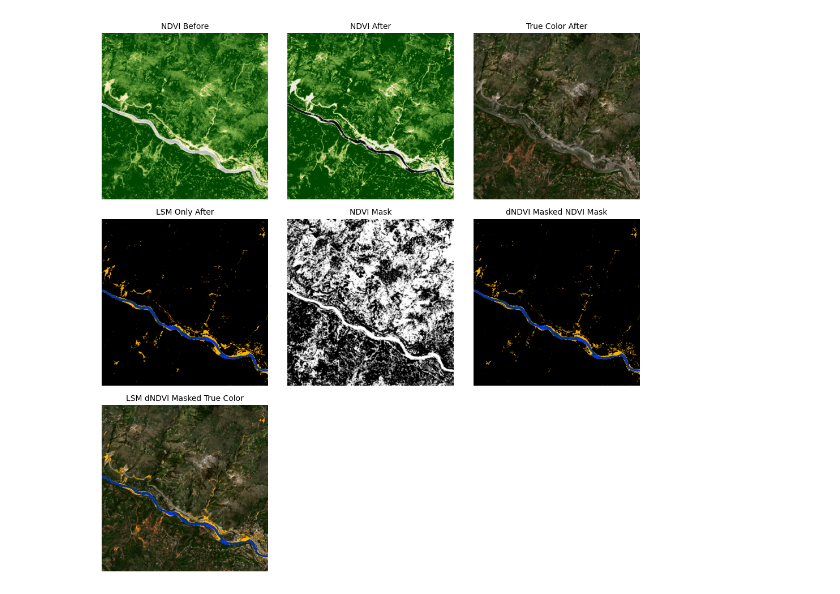
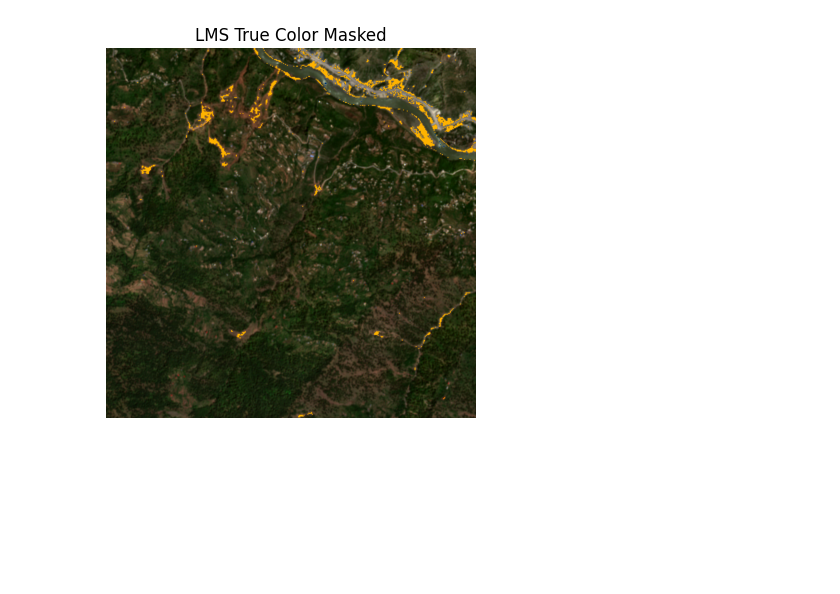
Before and after one commit to Neural-Mapping/Mappings, a Jupyter notebook: dNDVI.ipynb, the cells around one changed output. Saved outputs shown, nothing was run; the diff lists cells and outputs as text; code cells hidden in the pictures; blank space fills up the shorter version.

```diff
--- a/dNDVI.ipynb
+++ b/dNDVI.ipynb
@@ -120,38 +111,7 @@ plt.imsave(f"{project_name}/{project_name}-LMS_True_Color_dNDVI_Masked.png", LMS
-# %%
-plt.figure(figsize=(10, 10))
-
-fontsize = 10
-
-plt.subplot(3, 3, 1)
-plt.title("NDVI Before", fontsize=fontsize)
-plt.imshow(NDVI_Before); plt.axis("off")
-
-plt.subplot(3, 3, 2)
-plt.title("NDVI After", fontsize=fontsize)
-plt.imshow(NDVI_After); plt.axis("off")
-
-plt.subplot(3, 3, 3)
-plt.title("True Color After", fontsize=fontsize)
-plt.imshow(True_Color_After); plt.axis("off")
-
-plt.subplot(3, 3, 4)
-plt.title("LSM Only After", fontsize=fontsize)
-plt.imshow(LSM_Only_After); plt.axis("off")
-
-plt.subplot(3, 3, 5)
-plt.title("NDVI Mask", fontsize=fontsize)
-plt.imshow(mask, cmap='gray'); plt.axis("off")
-
-plt.subplot(3, 3, 6)
-plt.title("dNDVI Masked NDVI Mask", fontsize=fontsize)
-plt.imshow(LMS_dNDVI_Masked); plt.axis("off")
-
-plt.subplot(3, 3, 7)
-plt.title("LSM dNDVI Masked True Color", fontsize=fontsize)
-plt.imshow(LMS_True_Color_dNDVI_Masked); plt.axis("off")
-
-plt.tight_layout()
-plt.savefig(f'{project_name}/combined_image.png', bbox_inches='tight', dpi=300)
-plt.show()
-# %% [output]
-[figure, removed]
+# %%
+LMS_True_Color_dNDVI_Masked = merge_images(True_Color_After, LSM_Only_After, mask)
+plt.imshow(LMS_True_Color_dNDVI_Masked); plt.axis("off")
+plt.title("LMS True Color Masked")
+plt.imsave(f"{project_name}/{project_name}-LMS_True_Color_dNDVI_Masked.png", LMS_True_Color_dNDVI_Masked)
+# %% [output]
+[figure, added]
```
Also changed, not shown: parts of 4 cells of this notebook, 23 other files.
